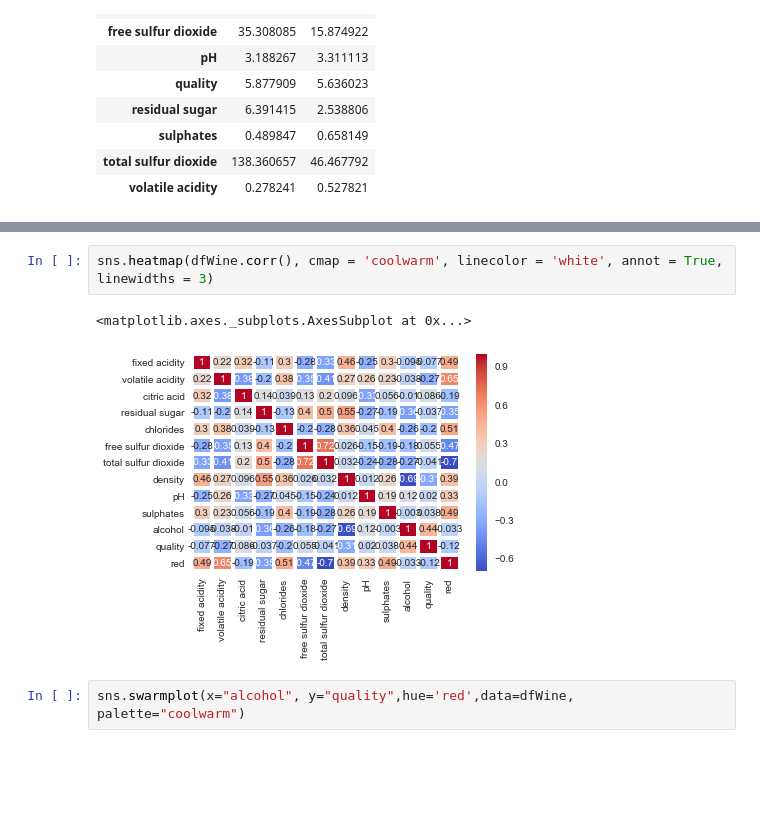
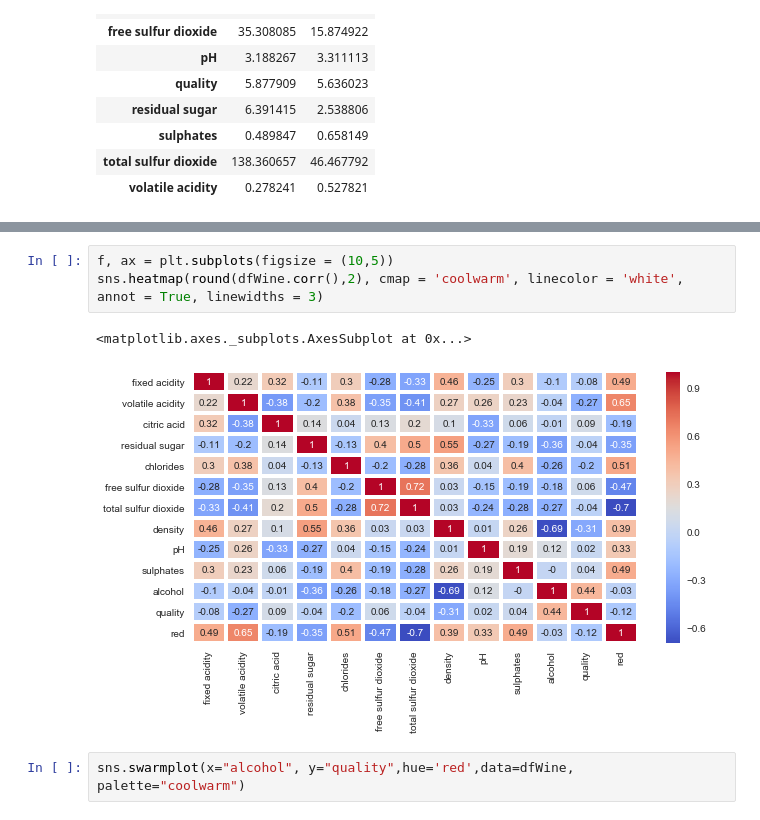
Before and after one commit to ChristopherDaigle/ConvexOptimizationWithPython, a Jupyter notebook: General/DaigleWineWork.ipynb, the cells around one changed output, grey strips where cells are left out. Cells and saved outputs as stored; diff of their text form; blank space fills up the shorter version.

```diff
--- a/General/DaigleWineWork.ipynb
+++ b/General/DaigleWineWork.ipynb
@@ -195,10 +195,11 @@ byType
 | volatile acidity | 0 | 0.333250 | 0.381227 | 0.302011 | 0.260564 | 0.262767 | 0.277400 | 0.29800 |
 |  | 1 | 0.884500 | 0.693962 | 0.577041 | 0.497484 | 0.403920 | 0.423333 | NaN |
 # %%
-sns.heatmap(dfWine.corr(), cmap = 'coolwarm', linecolor = 'white', annot = True, linewidths = 3)
+f, ax = plt.subplots(figsize = (10,5))
+sns.heatmap(round(dfWine.corr(),2), cmap = 'coolwarm', linecolor = 'white', annot = True, linewidths = 3)
 # %% [output]
 <matplotlib.axes._subplots.AxesSubplot at 0x...>
-[figure, old version]
+[figure, new version]
 # %%
 sns.swarmplot(x="alcohol", y="quality",hue='red',data=dfWine, palette="coolwarm")
 # %% [output]
```
Also changed, not shown: 4 other files.
